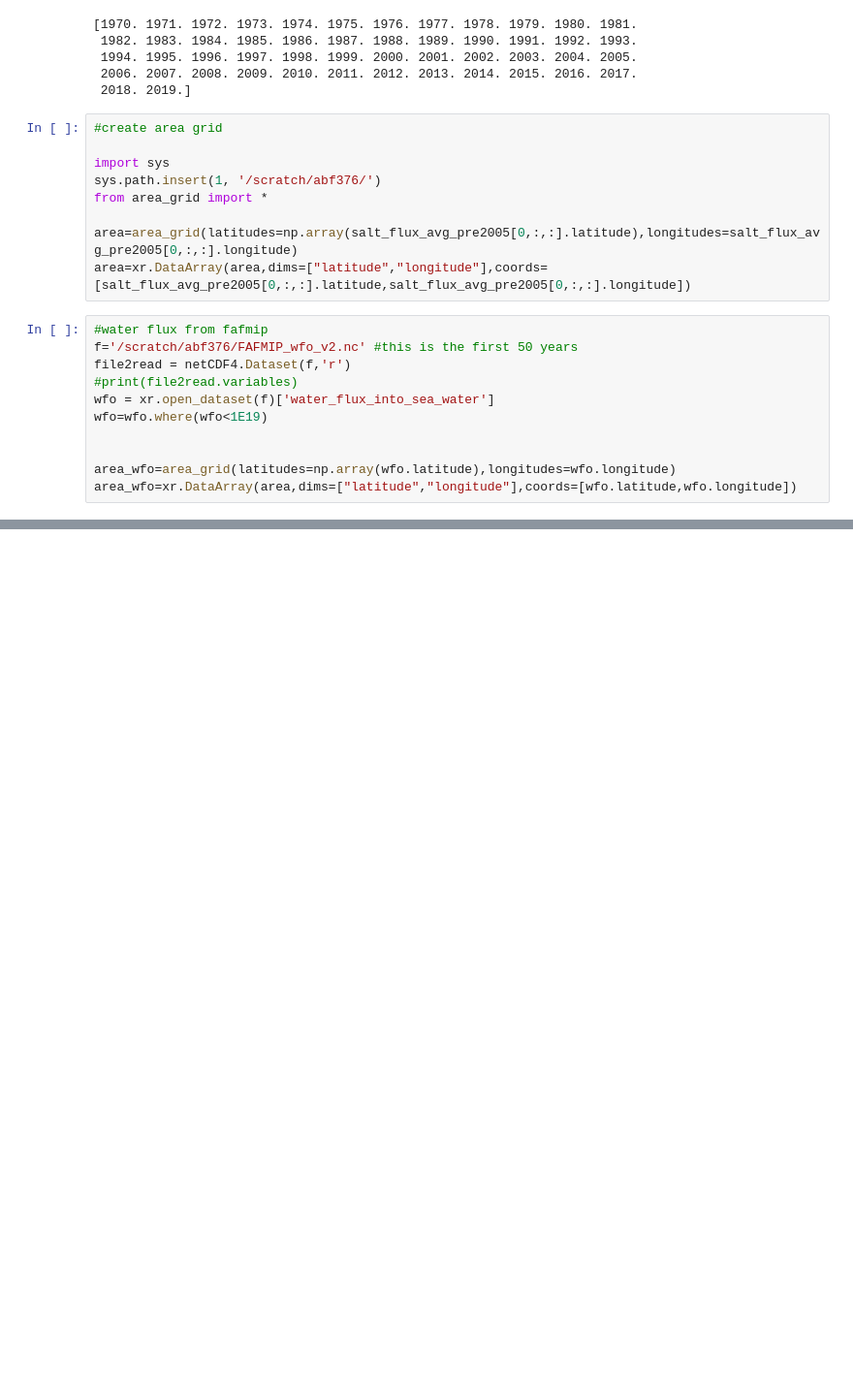
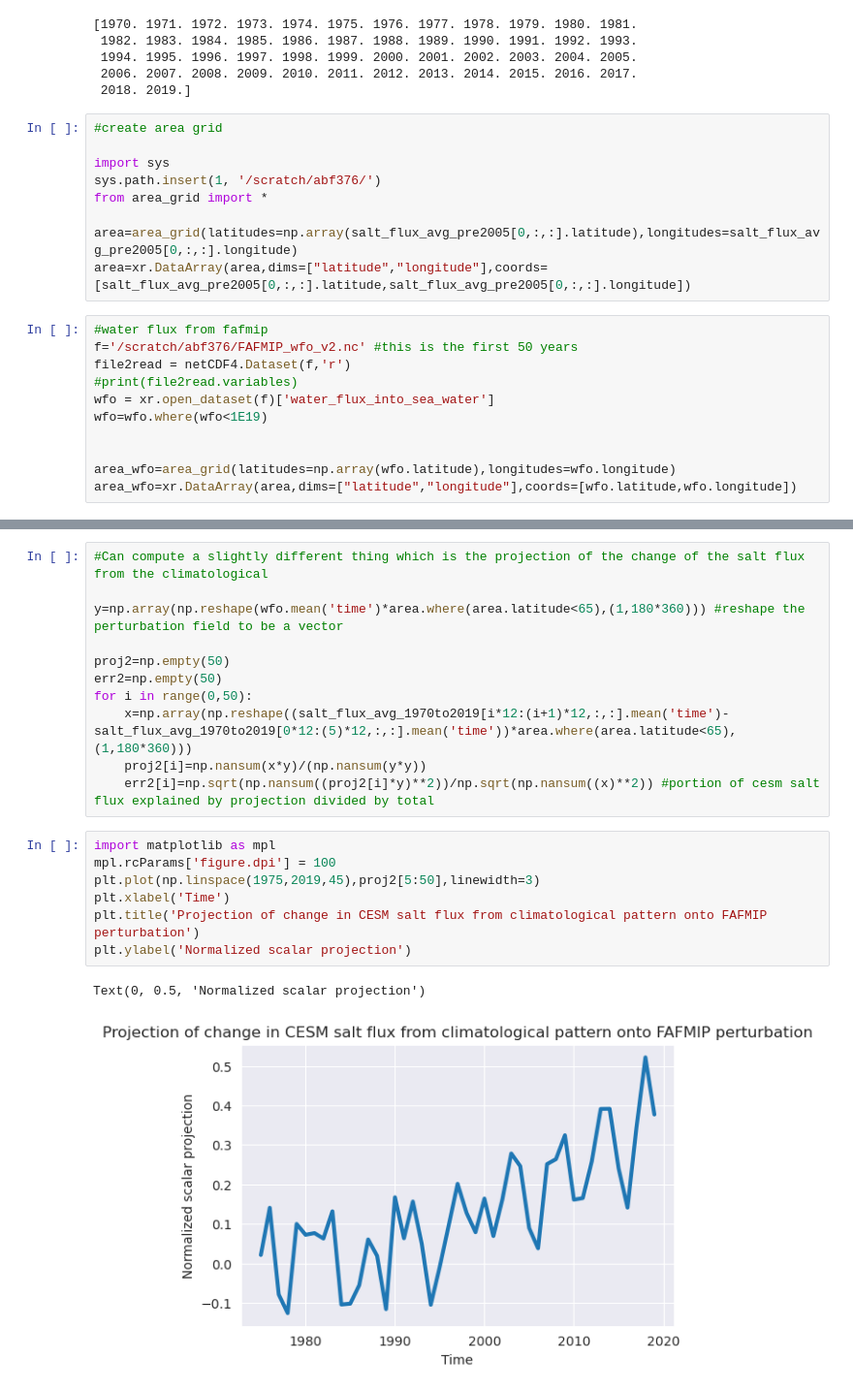
Before and after one commit to aurora-bf/freshwater_flux_linresp, a Jupyter notebook: model_tests/true_freshwater_fluxes.ipynb, the cells around one changed output, grey strips where cells are left out. Shown at 97% size. Cells and saved outputs as stored; diff of their text form; blank space fills up the shorter version.

```diff
--- a/model_tests/true_freshwater_fluxes.ipynb
+++ b/model_tests/true_freshwater_fluxes.ipynb
@@ -87,0 +140,21 @@ wfo=wfo.assign_coords(latitude=wfo.lat[:,0],longitude=wfo.lon[0,:])
+# %%
+#Can compute a slightly different thing which is the projection of the change of the salt flux from the climatological
+
+y=np.array(np.reshape(wfo.mean('time')*area.where(area.latitude<65),(1,180*360))) #reshape the perturbation field to be a vector
+
+proj2=np.empty(50)
+err2=np.empty(50)
+for i in range(0,50):
+    x=np.array(np.reshape((salt_flux_avg_1970to2019[i*12:(i+1)*12,:,:].mean('time')-salt_flux_avg_1970to2019[0*12:(5)*12,:,:].mean('time'))*area.where(area.latitude<65),(1,180*360)))
+    proj2[i]=np.nansum(x*y)/(np.nansum(y*y))
+    err2[i]=np.sqrt(np.nansum((proj2[i]*y)**2))/np.sqrt(np.nansum((x)**2)) #portion of cesm salt flux explained by projection divided by total
+# %%
+import matplotlib as mpl
+mpl.rcParams['figure.dpi'] = 100
+plt.plot(np.linspace(1975,2019,45),proj2[5:50],linewidth=3)
+plt.xlabel('Time')
+plt.title('Projection of change in CESM salt flux from climatological pattern onto FAFMIP perturbation')
+plt.ylabel('Normalized scalar projection')
+# %% [output]
+Text(0, 0.5, 'Normalized scalar projection')
+[figure, added]
```
Also changed, not shown: parts of 16 cells of this notebook.
